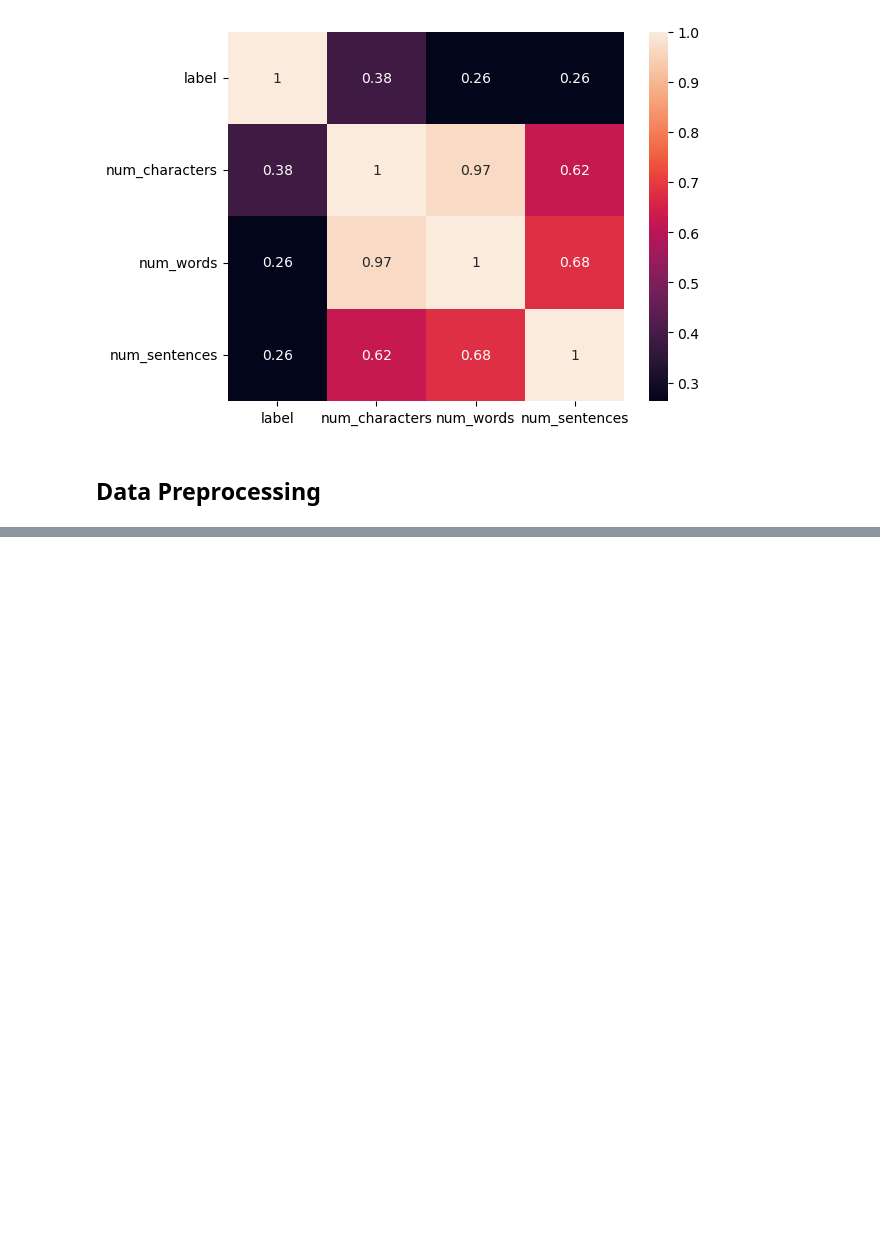
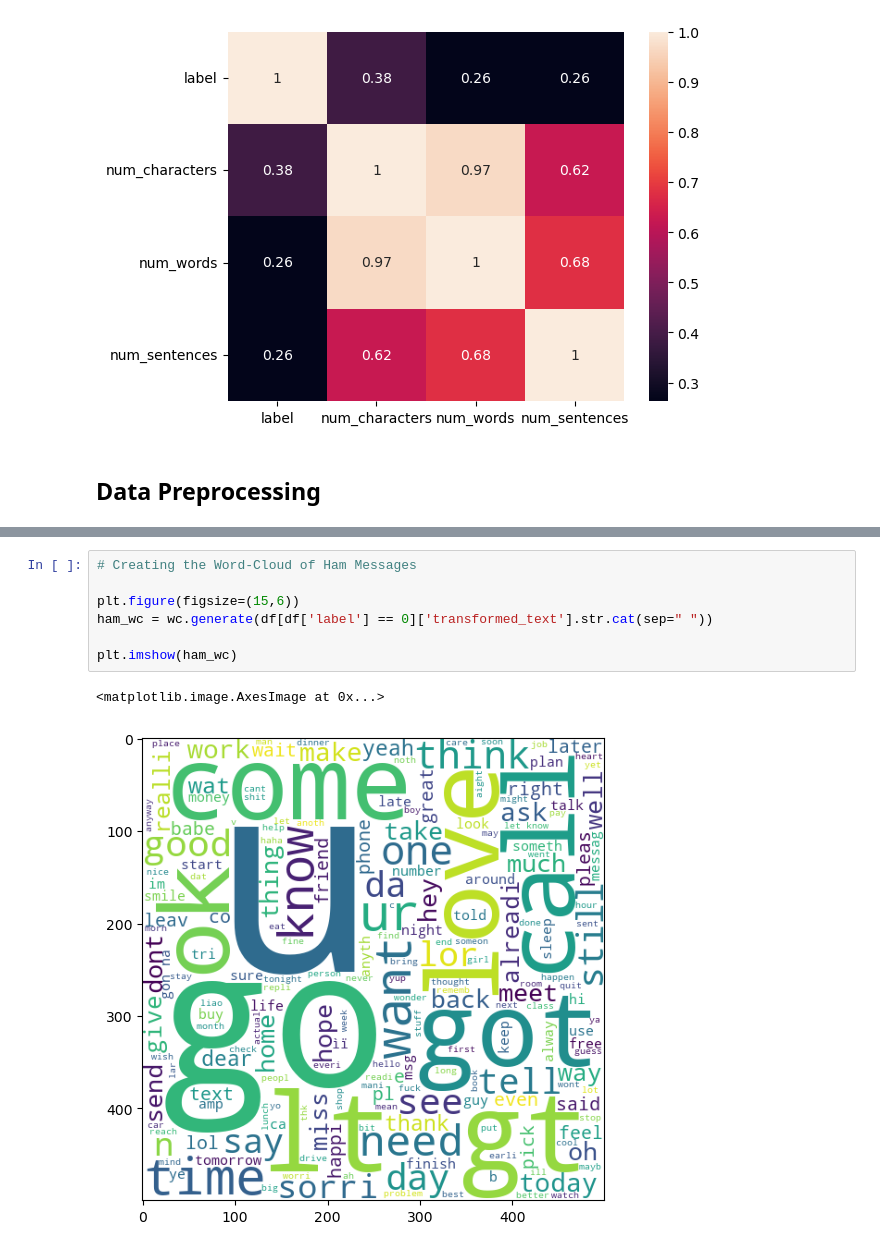
Before and after one commit to ahsanrazi/SMS-Spam-Classifier-CX, a Jupyter notebook: Model/SMS_Spam_Classifier.ipynb, the cells around one changed output, grey strips where cells are left out. Saved outputs shown, nothing was run; the diff lists cells and outputs as text; blank space fills up the shorter version.

```diff
--- a/Model/SMS_Spam_Classifier.ipynb
+++ b/Model/SMS_Spam_Classifier.ipynb
@@ -316,0 +372,10 @@ transform_text('Hello How %')
+# %%
+# Creating the Word-Cloud of Ham Messages
+
+plt.figure(figsize=(15,6))
+ham_wc = wc.generate(df[df['label'] == 0]['transformed_text'].str.cat(sep=" "))
+
+plt.imshow(ham_wc)
+# %% [output]
+<matplotlib.image.AxesImage at 0x...>
+[figure, added]
```
Also changed, not shown: parts of 7 cells of this notebook.
